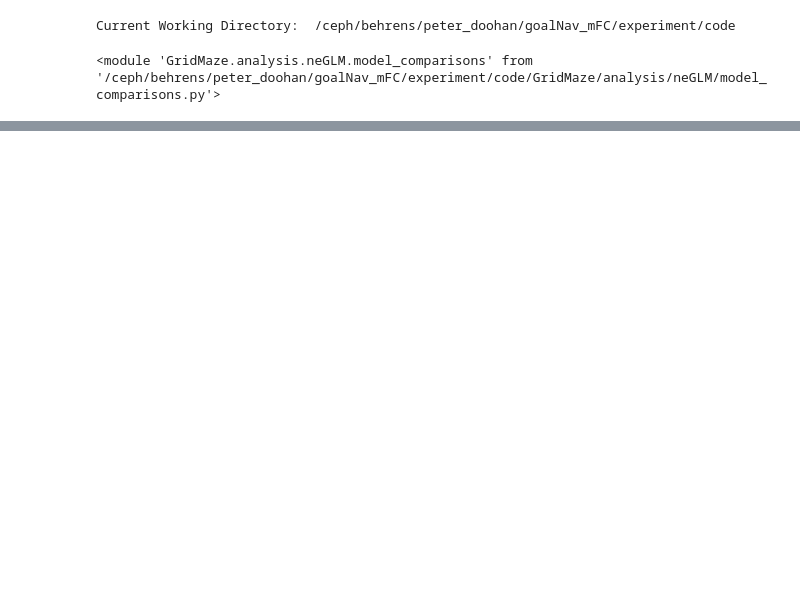
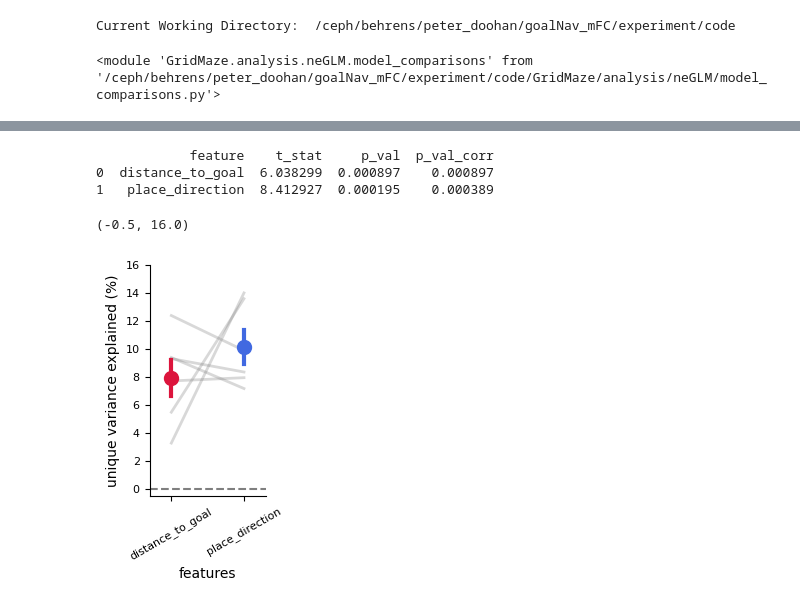
Before and after one commit to peterdoohan/GridMaze-mFC, a Jupyter notebook: Notebooks/6.neGLM.ipynb, the cells around one changed output, grey strips where cells are left out. Saved outputs shown, nothing was run; the diff lists cells and outputs as text; code cells hidden in the pictures; blank space fills up the shorter version.

```diff
--- a/Notebooks/6.neGLM.ipynb
+++ b/Notebooks/6.neGLM.ipynb
@@ -32,0 +98,32 @@ reload(mc)
+# %%
+reload(ve)
+late_sessions = False
+model_set_name = "variance_explained" if late_sessions else "variance_explained_all_sessions"
+variance_explained_results = lms.load_model_set_cv_scores(
+    model_set_name, maze_names=["maze_1", "maze_2", "rooms_maze"], all_completed=True
+)
+reduced_models = [
+    "remove_distance_to_goal",
+    "remove_place_direction",
+]
+cpd_df = ve.get_cpd_df(variance_explained_results, reduced_models=reduced_models, full_model_sig=True, alpha=0.05)
+feature_tuned_df = ve.get_feature_tuned_df(variance_explained_results, reduced_models=reduced_models, alpha=0.01)
+
+models = [f.split("_", 1)[-1] for f in reduced_models]
+# %%
+reload(ve)
+f, ax = plt.subplots(figsize=(1.5, 3))
+ve.plot_variance_explained(
+    cpd_df,
+    features=models,
+    plot_single_subject=True,
+    print_stats=True,
+    ax=ax,
+)
+ax.set_ylim(-0.5, 16)
+# %% [output]
+            feature    t_stat     p_val  p_val_corr
+0  distance_to_goal  6.038299  0.000897    0.000897
+1   place_direction  8.412927  0.000195    0.000389
+(-0.5, 16.0)
+[figure, added]
```
Also changed, not shown: parts of 4 cells of this notebook, 2 other files.
